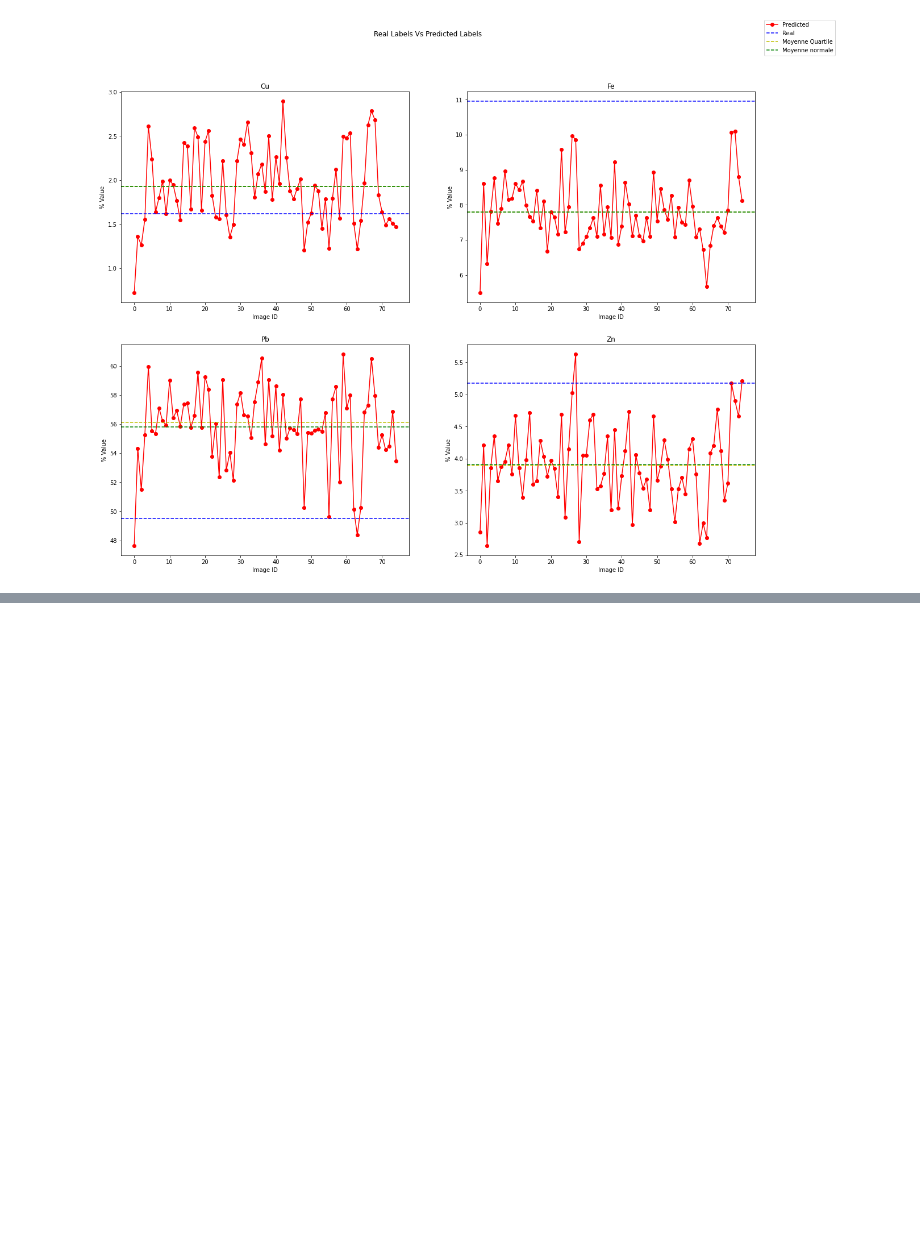
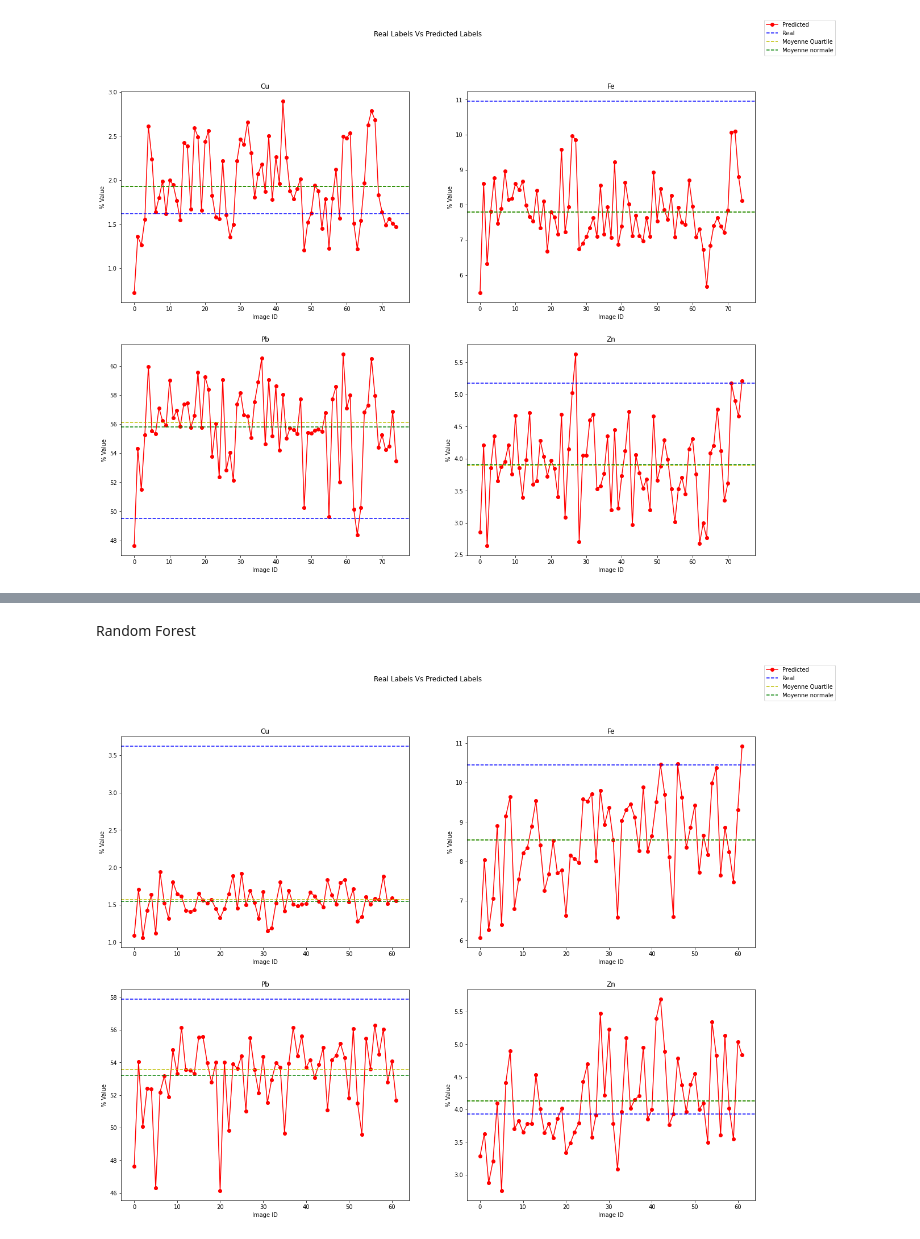
Before and after one commit to Ahmedbendaouia/MIC-DS23-CNNR-FFT-TinyML, a Jupyter notebook: FFT on froth/fft_based.ipynb, the cells around one changed output, grey strips where cells are left out. Cells and saved outputs as stored; diff of their text form; code cells hidden in the pictures; blank space fills up the shorter version.

```diff
--- a/FFT on froth/fft_based.ipynb
+++ b/FFT on froth/fft_based.ipynb
@@ -614,0 +424,8 @@ PlotAllTenneurs(Teneur_predit, TeunneurReel, Moyenne)
+# %% [markdown]
+Random Forest
+# %%
+Teneur_predit = predict_video("../video_dep/rl4_pb15-7.mp4", mrf)
+Moyenne = CalculMoyenneTenneursPredites(Teneur_predit)
+PlotAllTenneurs(Teneur_predit, TeunneurReel, Moyenne)
+# %% [output]
+[figure, added]
```
Also changed, not shown: parts of 44 cells of this notebook, 10 other files.
